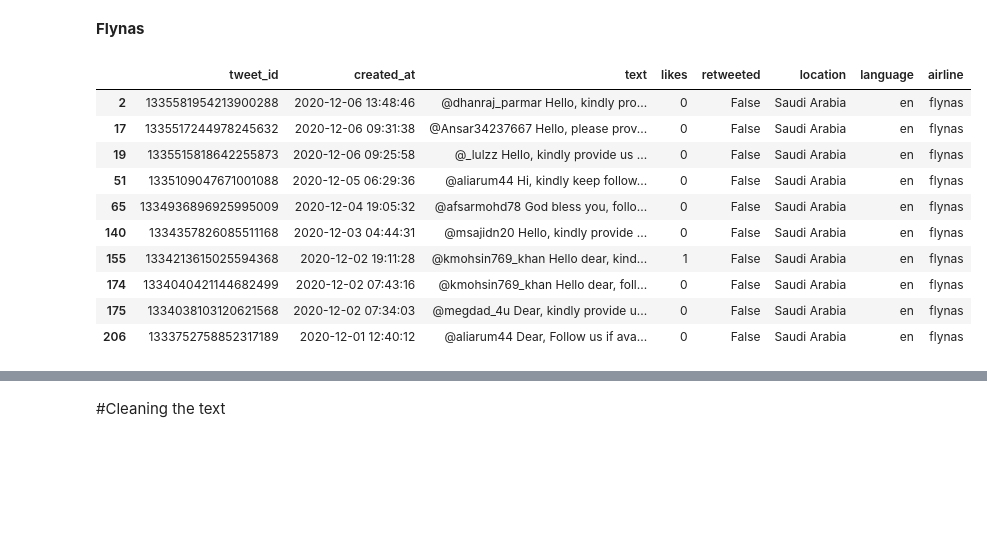
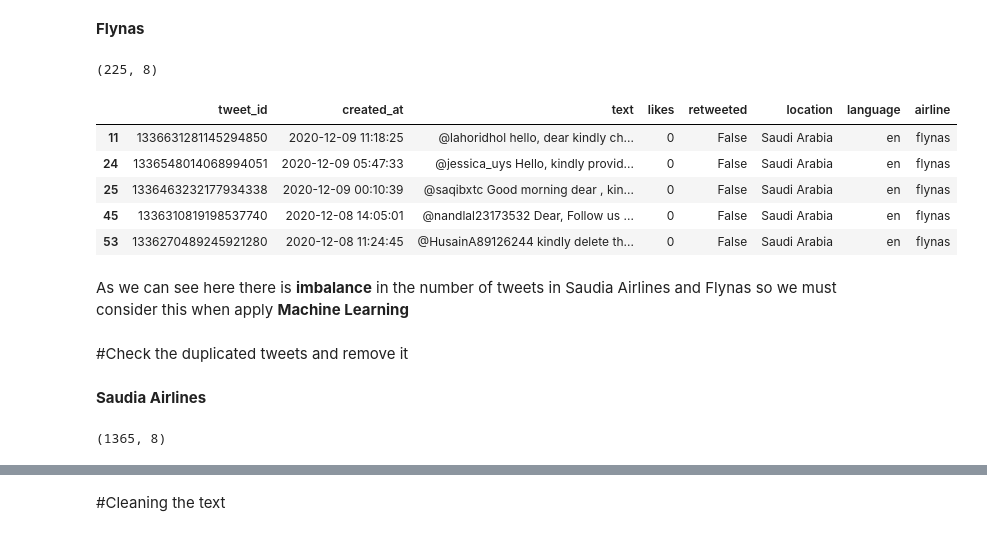
Before and after one commit to buthaina279/DS_Capstone_NLP, a Jupyter notebook: Collect_clean.ipynb, the cells around one changed output, grey strips where cells are left out. Cells and saved outputs as stored; diff of their text form; code cells hidden in the pictures; blank space fills up the shorter version.

```diff
--- a/Collect_clean.ipynb
+++ b/Collect_clean.ipynb
@@ -401,0 +532,2 @@ len(flynas_airlines[flynas_airlines.language == "en"])
+# %%
+flynas_airlines = pd.read_csv("./gdrive/My Drive/datasets/twitter_analysis/flynas_tweets_latest.csv")
@@ -418,17 +567,22 @@ saudia_airlines_en.head(10)
 **Flynas**
 # %%
 flynas_airlines_en = flynas_airlines[flynas_airlines.language == "en"]
+# %%
+flynas_airlines_en.shape
+# %% [output]
+(225, 8)
 # %%
-flynas_airlines_en.head(10)
+flynas_airlines_en.head(5)
 # %% [output]
 |  | tweet_id | created_at | text | likes | retweeted | location | language | airline |
-| 2 | 1335581954213900288 | 2020-12-06 13:48:46 | @dhanraj_parmar Hello, kindly pro... | 0 | False | Saudi Arabia | en | flynas |
-| 17 | 1335517244978245632 | 2020-12-06 09:31:38 | @Ansar34237667 Hello, please prov... | 0 | False | Saudi Arabia | en | flynas |
-| 19 | 1335515818642255873 | 2020-12-06 09:25:58 | @_lulzz Hello, kindly provide us ... | 0 | False | Saudi Arabia | en | flynas |
-| 51 | 1335109047671001088 | 2020-12-05 06:29:36 | @aliarum44 Hi, kindly keep follow... | 0 | False | Saudi Arabia | en | flynas |
-| 65 | 1334936896925995009 | 2020-12-04 19:05:32 | @afsarmohd78 God bless you, follo... | 0 | False | Saudi Arabia | en | flynas |
-| 140 | 1334357826085511168 | 2020-12-03 04:44:31 | @msajidn20 Hello, kindly provide ... | 0 | False | Saudi Arabia | en | flynas |
-| 155 | 1334213615025594368 | 2020-12-02 19:11:28 | @kmohsin769_khan Hello dear, kind... | 1 | False | Saudi Arabia | en | flynas |
-| 174 | 1334040421144682499 | 2020-12-02 07:43:16 | @kmohsin769_khan Hello dear, foll... | 0 | False | Saudi Arabia | en | flynas |
-| 175 | 1334038103120621568 | 2020-12-02 07:34:03 | @megdad_4u Dear, kindly provide u... | 0 | False | Saudi Arabia | en | flynas |
-| 206 | 1333752758852317189 | 2020-12-01 12:40:12 | @aliarum44 Dear, Follow us if ava... | 0 | False | Saudi Arabia | en | flynas |
+| 11 | 1336631281145294850 | 2020-12-09 11:18:25 | @lahoridhol hello, dear kindly ch... | 0 | False | Saudi Arabia | en | flynas |
+| 24 | 1336548014068994051 | 2020-12-09 05:47:33 | @jessica_uys Hello, kindly provid... | 0 | False | Saudi Arabia | en | flynas |
+| 25 | 1336463232177934338 | 2020-12-09 00:10:39 | @saqibxtc Good morning dear , kin... | 0 | False | Saudi Arabia | en | flynas |
+| 45 | 1336310819198537740 | 2020-12-08 14:05:01 | @nandlal23173532 Dear, Follow us ... | 0 | False | Saudi Arabia | en | flynas |
+| 53 | 1336270489245921280 | 2020-12-08 11:24:45 | @HusainA89126244 kindly delete th... | 0 | False | Saudi Arabia | en | flynas |
+# %% [markdown]
+As we can see here there is **imbalance** in the number of tweets in Saudia Airlines and Flynas so we must consider this when apply **Machine Learning**
+# %% [markdown]
+#Check the duplicated tweets and remove it
+# %% [markdown]
+**Saudia Airlines**
@@ -434,0 +591,4 @@ flynas_airlines_en.head(10)
+# %%
+saudia_airlines_en.shape
+# %% [output]
+(1365, 8)
```
Also changed, not shown: parts of 95 cells of this notebook.
